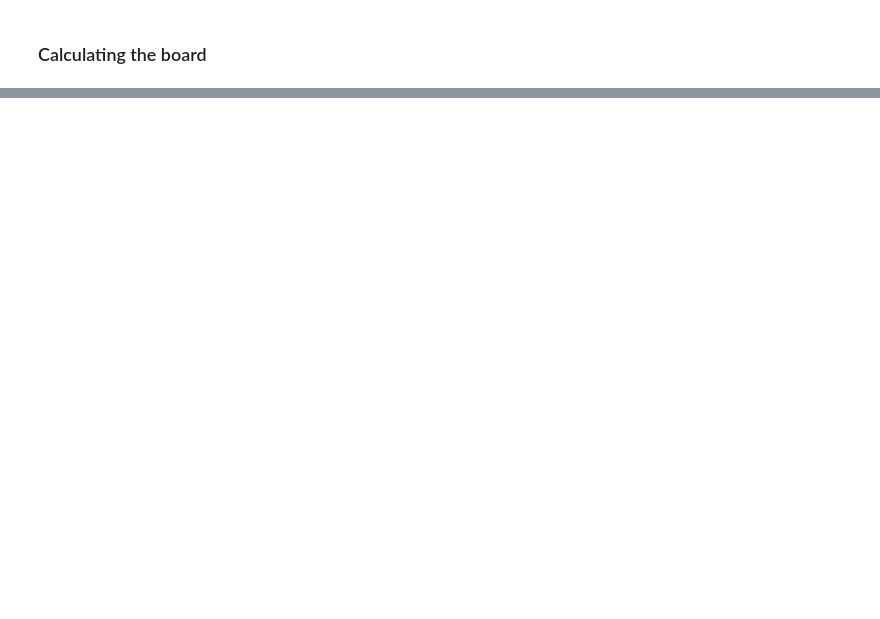
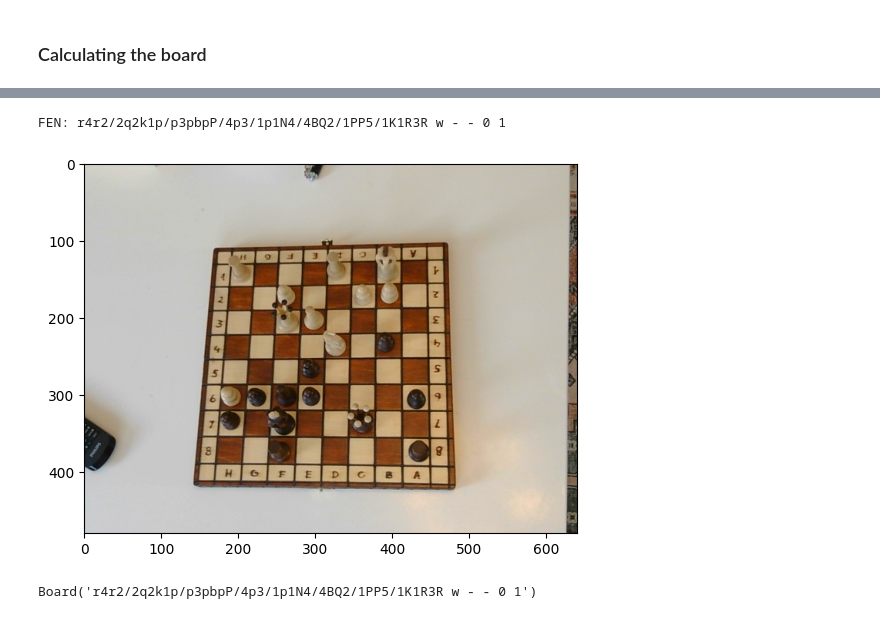
Before and after one commit to petteri9292/Chess, a Jupyter notebook: code/Board_position.ipynb, the cells around one changed output, grey strips where cells are left out. Cells and saved outputs as stored; diff of their text form; code cells hidden in the pictures; blank space fills up the shorter version.

```diff
--- a/code/Board_position.ipynb
+++ b/code/Board_position.ipynb
@@ -310,0 +369,65 @@ plt.show()
+# %%
+# Build list of board squares A8 → H1
+board_positions = []
+for rank in range(8, 0, -1):
+    for file in "ABCDEFGH":
+        board_positions.append(f"{file}{rank}")
+
+# Empty 8×8 board
+board = [["" for _ in range(8)] for _ in range(8)]
+
+# Your FEN mapping
+fen_dict = {
+    "WP": "P", "WR": "R", "WKN": "N", "WB": "B", "WQ": "Q", "WK": "K",
+    "BP": "p", "BR": "r", "BKN": "n", "BB": "b", "BQ": "q", "BK": "k",
+}
+
+# Place pieces
+for i, position_index in enumerate(idx):
+    piece_label = result_pieces[0].names[int(result_pieces[0].boxes.cls[i].cpu())]
+    fen_letter = fen_dict[piece_label]
+
+    square = board_positions[position_index]
+    file = ord(square[0]) - ord("A")      # 0–7
+    rank = 8 - int(square[1])             # 0–7
+
+    board[rank][file] = fen_letter
+
+# Convert board → FEN
+fen_ranks = []
+for row in board:
+    fen_row = ""
+    empty = 0
+    for cell in row:
+        if cell == "":
+            empty += 1
+        else:
+            if empty > 0:
+                fen_row += str(empty)
+                empty = 0
+            fen_row += cell
+    if empty > 0:
+        fen_row += str(empty)
+    fen_ranks.append(fen_row)
+
+fen_board = "/".join(fen_ranks)
+
+# Final FEN (no castling/en-passant yet)
+fen = f"{fen_board} w - - 0 1"
+
+print("FEN:", fen)
+# %% [output]
+FEN: r4r2/2q2k1p/p3pbpP/4p3/1p1N4/4BQ2/1PP5/1K1R3R w - - 0 1
+# %%
+import chess
+board = chess.Board(fen)
+# %%
+
+image = cv2.imread(test_image_path)
+image = cv2.cvtColor(image, cv2.COLOR_BGR2RGB)
+plt.imshow(image)
+plt.show()
+board
+# %% [output]
+[figure, added]
+Board('r4r2/2q2k1p/p3pbpP/4p3/1p1N4/4BQ2/1PP5/1K1R3R w - - 0 1')
```
Also changed, not shown: parts of 14 cells of this notebook.
